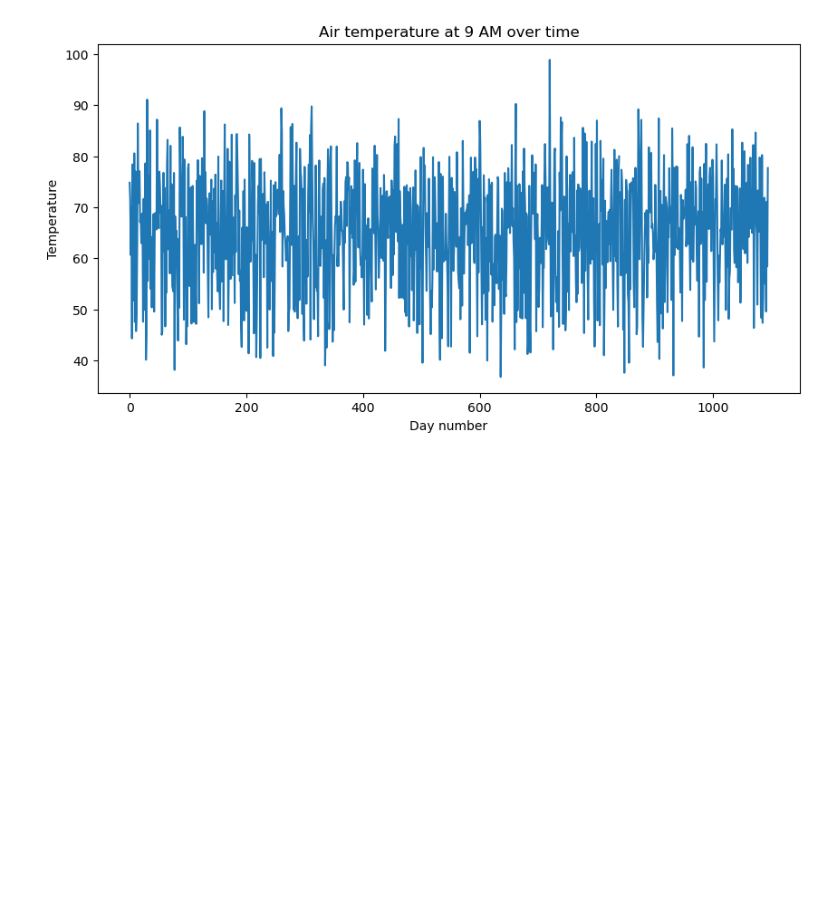
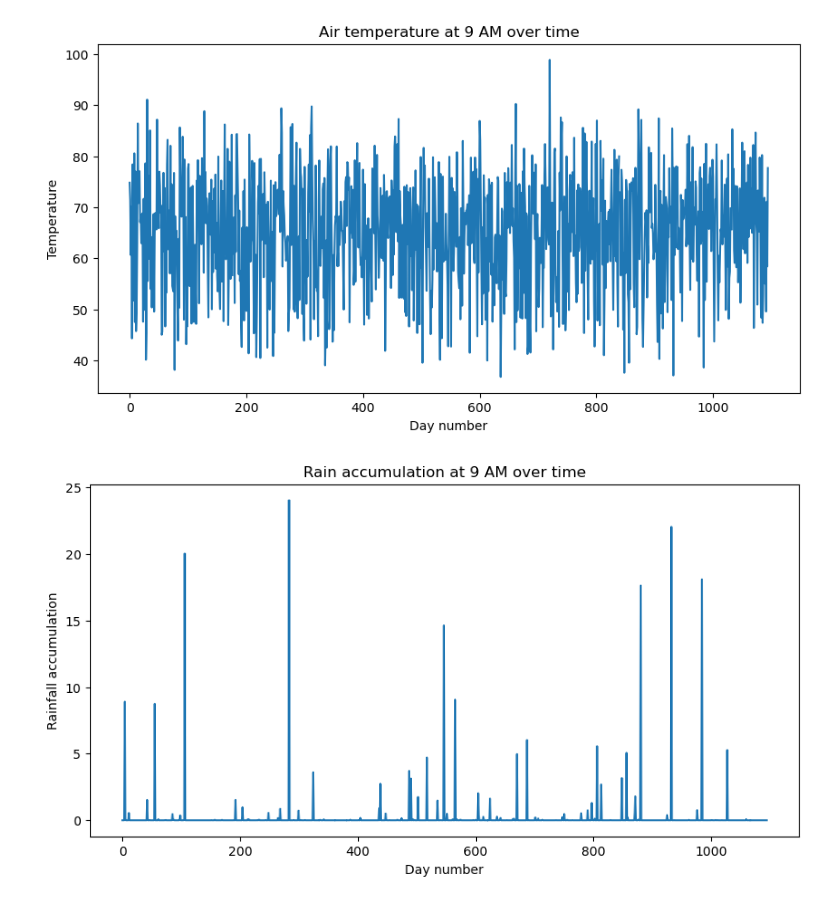
Before and after one commit to jhanavee18/weather-data-analysis, a Jupyter notebook: Weather_data_analysis.ipynb, the cells around one changed output. Saved outputs shown, nothing was run; the diff lists cells and outputs as text; code cells hidden in the pictures; blank space fills up the shorter version.

Commit message:
step 5: plotted rainfall accumulation over time

```diff
--- a/Weather_data_analysis.ipynb
+++ b/Weather_data_analysis.ipynb
@@ -20,3 +20,12 @@ plt.ylabel("Temperature")
 plt.show()
 # %% [output]
 [figure]
+# %%
+plt.figure(figsize = (10,5))
+plt.plot(data['rain_accumulation_9am'])
+plt.title("Rain accumulation at 9 AM over time")
+plt.xlabel("Day number")
+plt.ylabel("Rainfall accumulation")
+plt.show()
+# %% [output]
+[figure, added]
```
